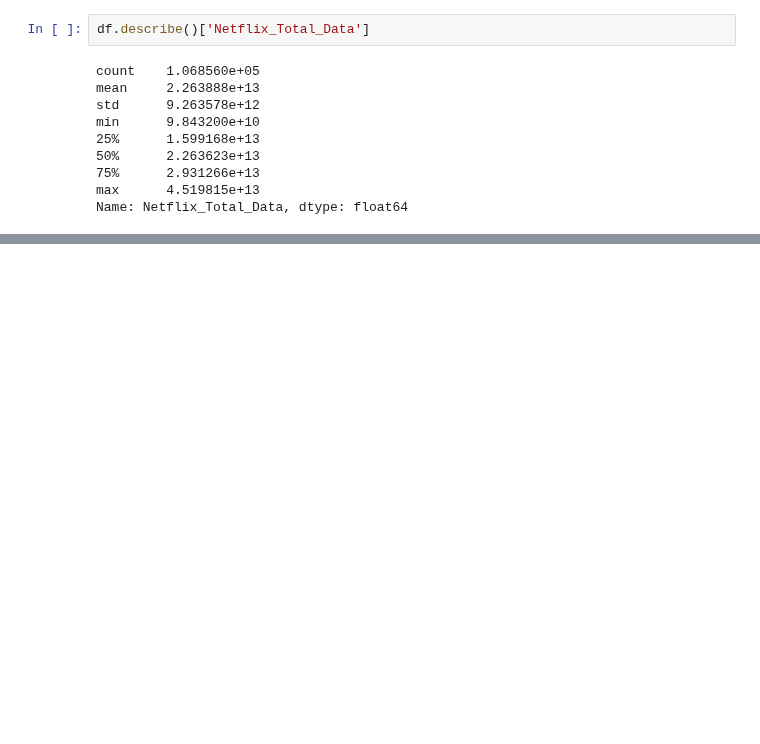
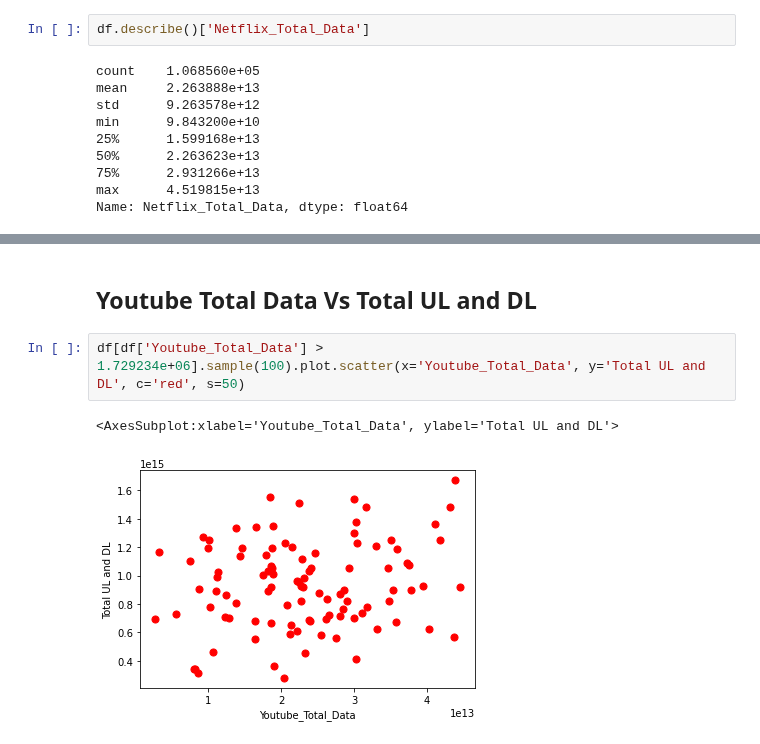
Before and after one commit to Abel-Blue/telecom-user-analytics, a Jupyter notebook: notebooks/data_exploration.ipynb, the cells around one changed output, grey strips where cells are left out. Saved outputs shown, nothing was run; the diff lists cells and outputs as text; blank space fills up the shorter version.

```diff
--- a/notebooks/data_exploration.ipynb
+++ b/notebooks/data_exploration.ipynb
@@ -252,0 +289,7 @@ df.describe()['Netflix_Total_Data']
+# %% [markdown]
+## Youtube Total Data Vs Total UL and DL
+# %%
+df[df['Youtube_Total_Data'] > 1.729234e+06].sample(100).plot.scatter(x='Youtube_Total_Data', y='Total UL and DL', c='red', s=50)
+# %% [output]
+<AxesSubplot:xlabel='Youtube_Total_Data', ylabel='Total UL and DL'>
+[figure, added]
```
Also changed, not shown: parts of 17 cells of this notebook.
